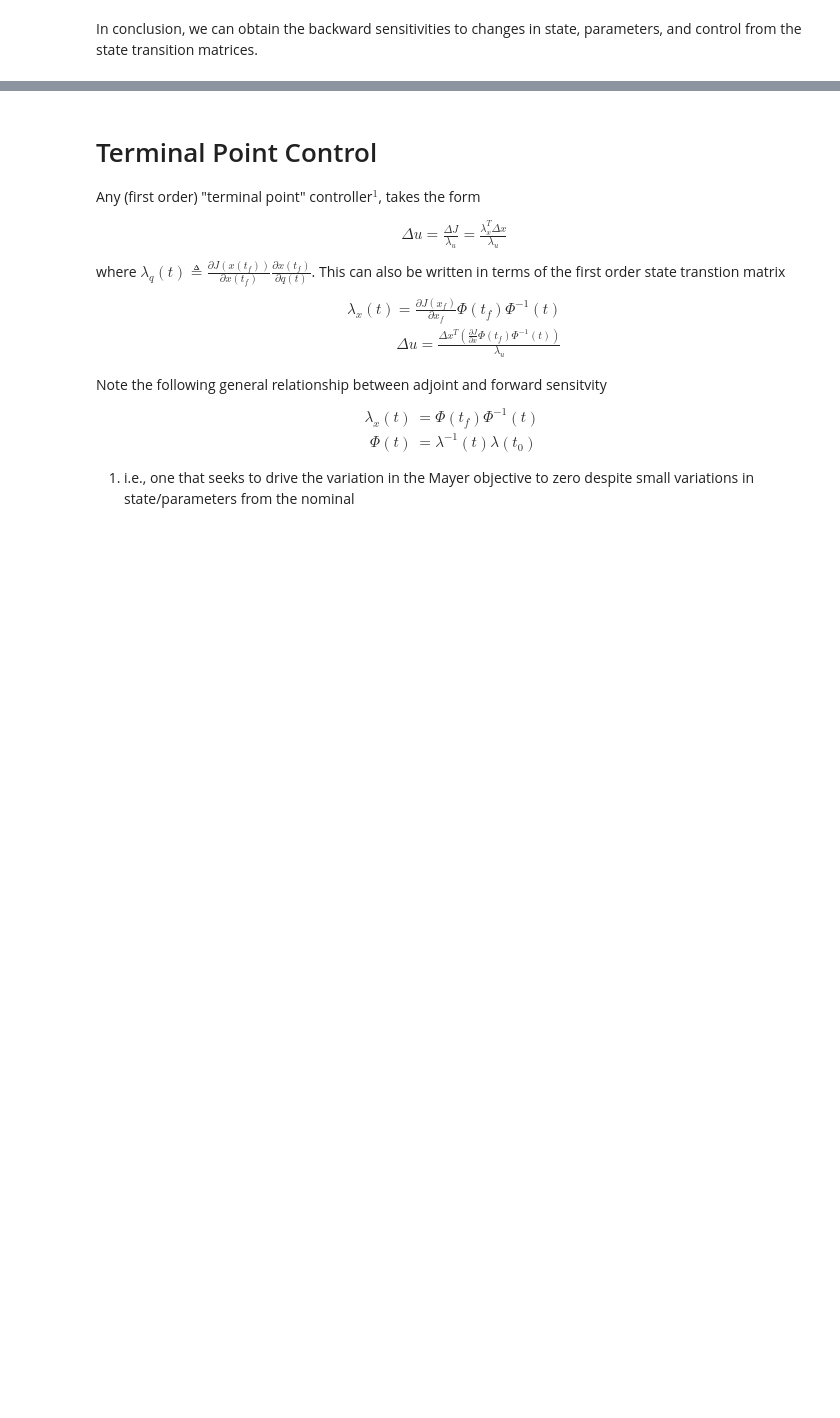
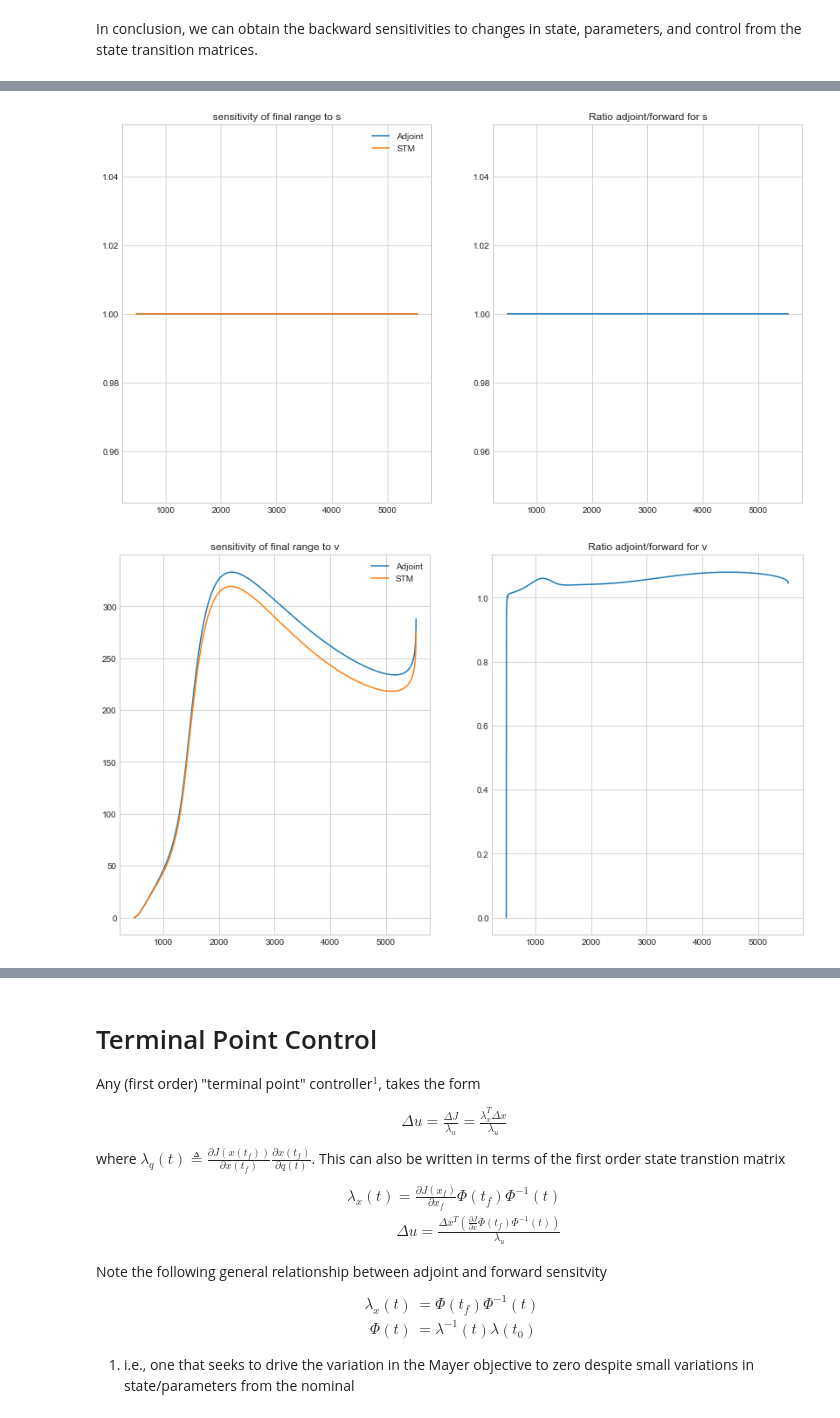
Before and after one commit to CDNoyes/EDL-Py, a Jupyter notebook: Sensitivity.ipynb, the cells around one changed output, grey strips where cells are left out. Drawn from its saved outputs; the diff is of its cells as text; code cells hidden in the pictures; blank space fills up the shorter version.

```diff
--- a/Sensitivity.ipynb
+++ b/Sensitivity.ipynb
@@ -130,0 +160,6 @@ In conclusion, we can obtain the backward sensitivities to changes in state, par
+# %%
+x0 = InitialState()
+Vf = 475
+ref_profile = lambda **args: 0.15
+sim = Simulation(cycle=Cycle(0.1), output=True, **EntrySim(Vf=Vf))
+res = sim.run(x0, [ref_profile])
@@ -130,0 +193,8 @@ In conclusion, we can obtain the backward sensitivities to changes in state, par
+# %%
+dasim = Simulation(cycle=Cycle(0.2), output=True, use_da=True, **EntrySim(Vf=Vf), )
+names = ['r', 'theta', 'phi', 'V', 'fpa', 'psi', 's', 'm']
+x0d = da.make(x0, names, 1)
+u = gdual_double(0.15, 'u', 1)
+ref_profile = lambda **args: u
+
+res = dasim.run(x0d, [ref_profile])
@@ -130,0 +274,22 @@ In conclusion, we can obtain the backward sensitivities to changes in state, par
+# %%
+V = da.const(dasim.history[:, 3])
+imax = np.argmax(V)
+# %%
+apollo = gains(sim)
+nams = ['s','v','fpa', 'h', 'u']
+for adj, name, adj_stm in zip(apollo['L'].T, nams, L.T):
+    plt.figure(figsize=(14, 8))
+    plt.subplot(1,2,1)
+    plt.plot(apollo['IV'], adj, label='Adjoint')
+    plt.plot(V[imax:], adj_stm[imax:], label='STM')
+
+    plt.title("sensitivity of final range to {}".format(name))
+    plt.legend()
+
+    plt.subplot(1, 2, 2)
+    r = adj / interp1d(V[imax:], adj_stm[imax:])(apollo['IV'])
+    plt.plot(apollo['IV'][1:], r[1:])
+    plt.title("Ratio adjoint/forward for {}".format(name))
+# %% [output]
+[figure, added]
+[figure, added]
```
Also changed, not shown: parts of 18 cells of this notebook.
